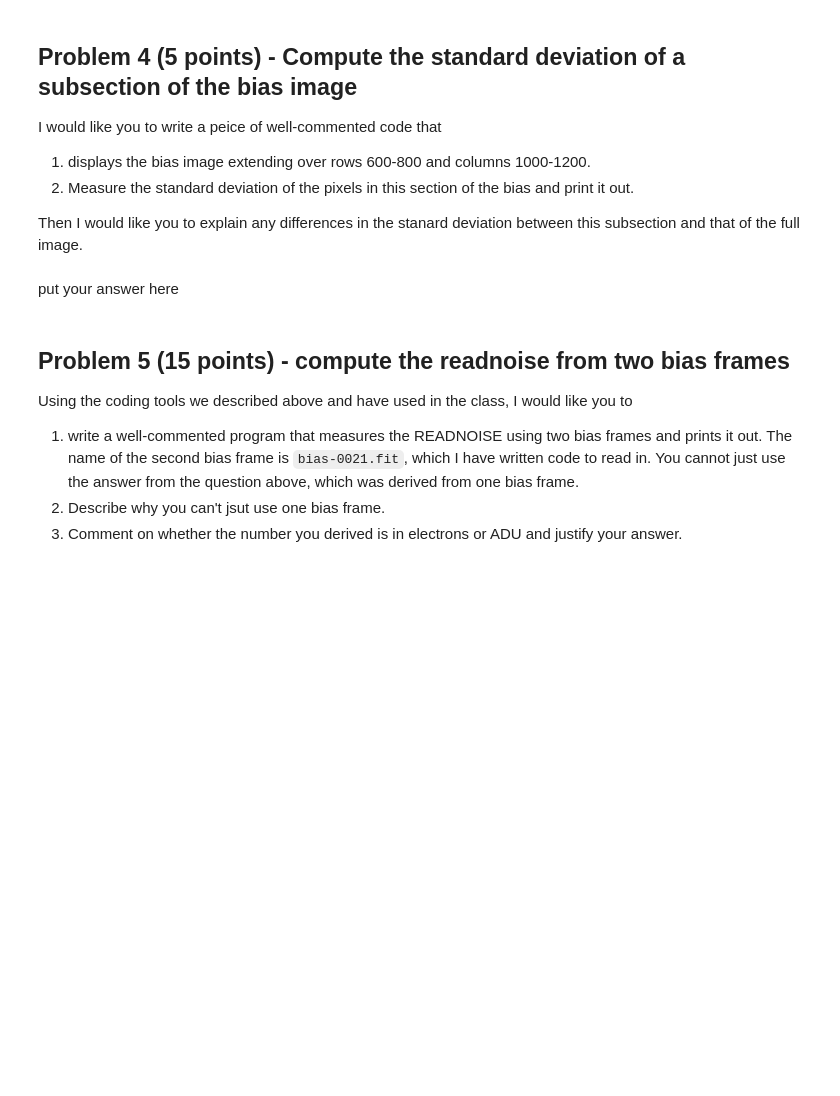
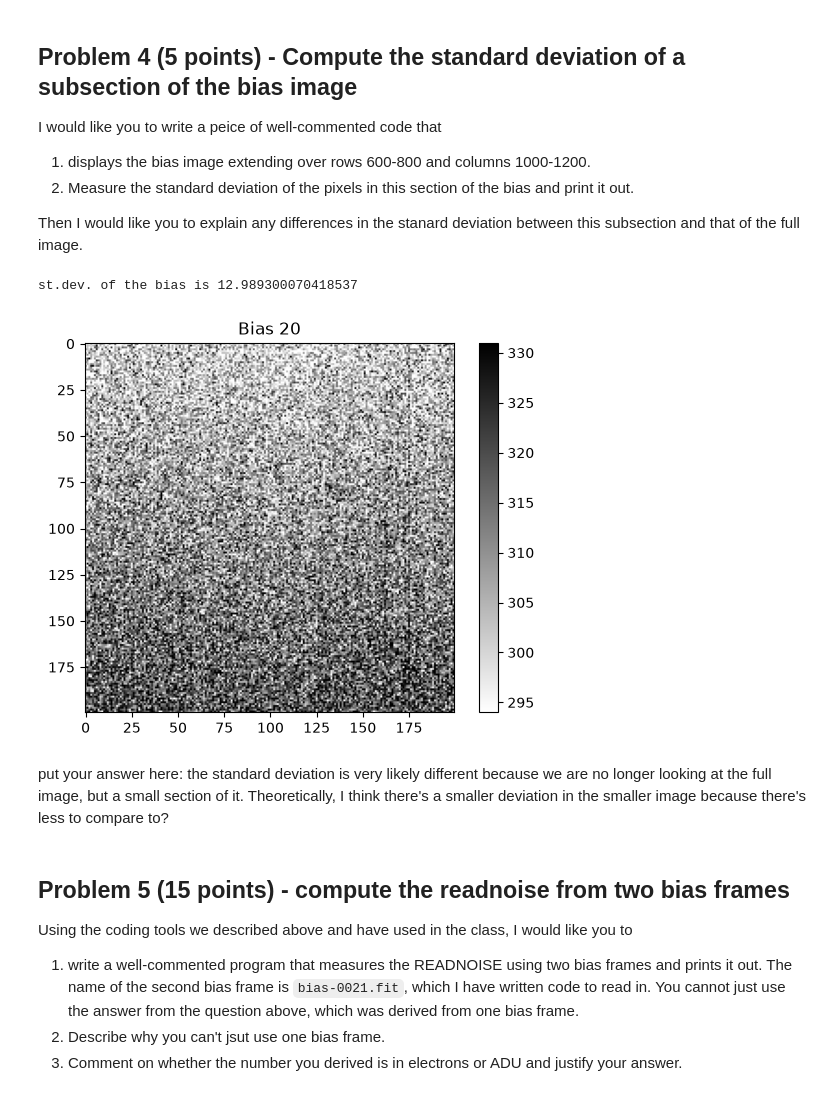
Before and after one commit to kaherink/CCD_Characterization, a Jupyter notebook: characterize_CCD_student.ipynb, the cells around one changed output. Saved outputs shown, nothing was run; the diff lists cells and outputs as text; code cells hidden in the pictures; blank space fills up the shorter version.

```diff
--- a/characterize_CCD_student.ipynb
+++ b/characterize_CCD_student.ipynb
@@ -155,5 +155,17 @@ Then I would like you to explain any differences in the stanard deviation betwee
-# %% [markdown]
-put your answer here
+# %%
+#Put your code here
+#***********************
+plt.figure() #creates a new figure
+data_bias1, header_bias1 = fits.getdata('bias-0020.fit', header=True) #pulls bias 21
+imdisplay(data_bias1[601:801:1, 1001:1201:1]) #shows only the rows and columns you want
+plt.title("Bias 20")
+
+print("st.dev. of the bias is", np.std(data_bias1[601:801:1, 1001:1201:1]))
+# %% [output]
+st.dev. of the bias is 12.989300070418537
+[figure, added]
+# %% [markdown]
+put your answer here: the standard deviation is very likely different because we are no longer looking at the full image, but a small section of it. Theoretically, I think there's a smaller deviation in the smaller image because there's less to compare to?
 # %% [markdown]
 ## Problem 5 (15 points) - compute the readnoise from two bias frames
 Using the coding tools we described above and have used in the class, I would like you to
```
Also changed, not shown: parts of 8 cells of this notebook.
